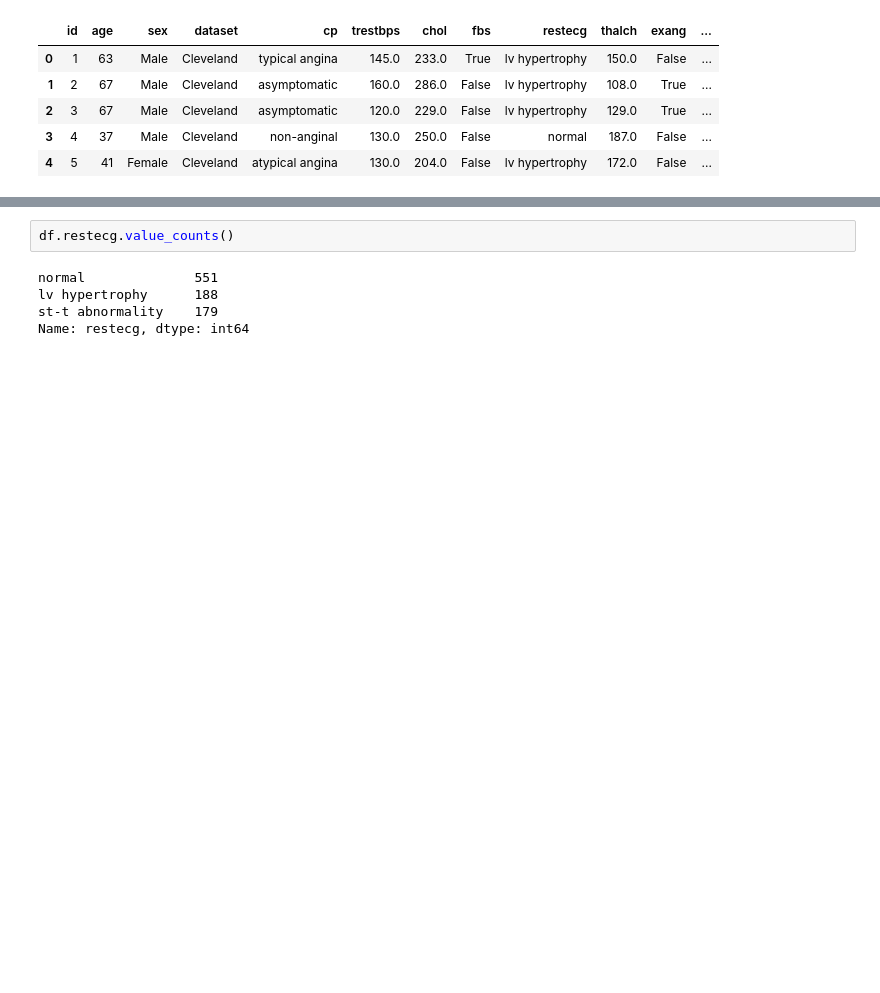
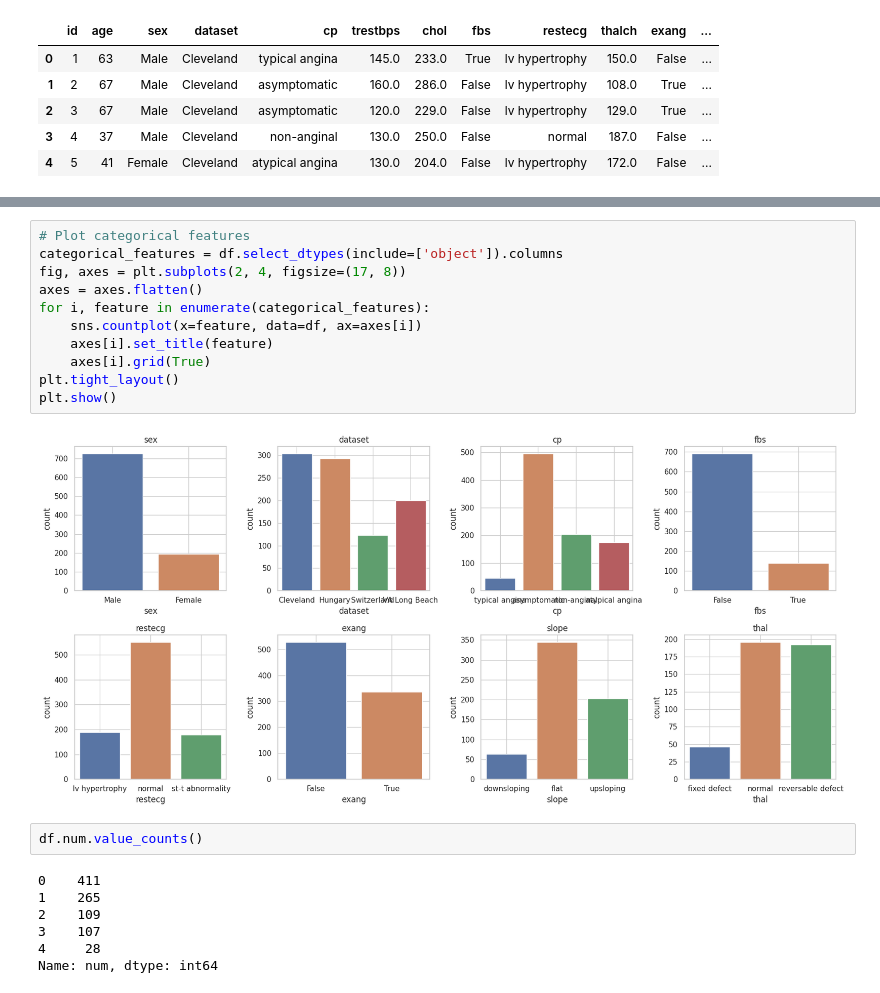
Before and after one commit to jrakhshanda55/Ausaf_ML, a Jupyter notebook: project1.ipynb, the cells around one changed output, grey strips where cells are left out. Drawn from its saved outputs; the diff is of its cells as text; blank space fills up the shorter version.

```diff
--- a/project1.ipynb
+++ b/project1.ipynb
@@ -65,7 +80,22 @@ df.head()
+# %%
+# Plot categorical features
+categorical_features = df.select_dtypes(include=['object']).columns
+fig, axes = plt.subplots(2, 4, figsize=(17, 8))
+axes = axes.flatten()
+for i, feature in enumerate(categorical_features):
+    sns.countplot(x=feature, data=df, ax=axes[i])
+    axes[i].set_title(feature)
+    axes[i].grid(True)
+plt.tight_layout()
+plt.show()
+# %% [output]
+[figure, added]
 # %%
-df.restecg.value_counts()
+df.num.value_counts()
 # %% [output]
-normal              551
-lv hypertrophy      188
-st-t abnormality    179
-Name: restecg, dtype: int64
+0    411
+1    265
+2    109
+3    107
+4     28
+Name: num, dtype: int64
```
Also changed, not shown: parts of 4 cells of this notebook.
